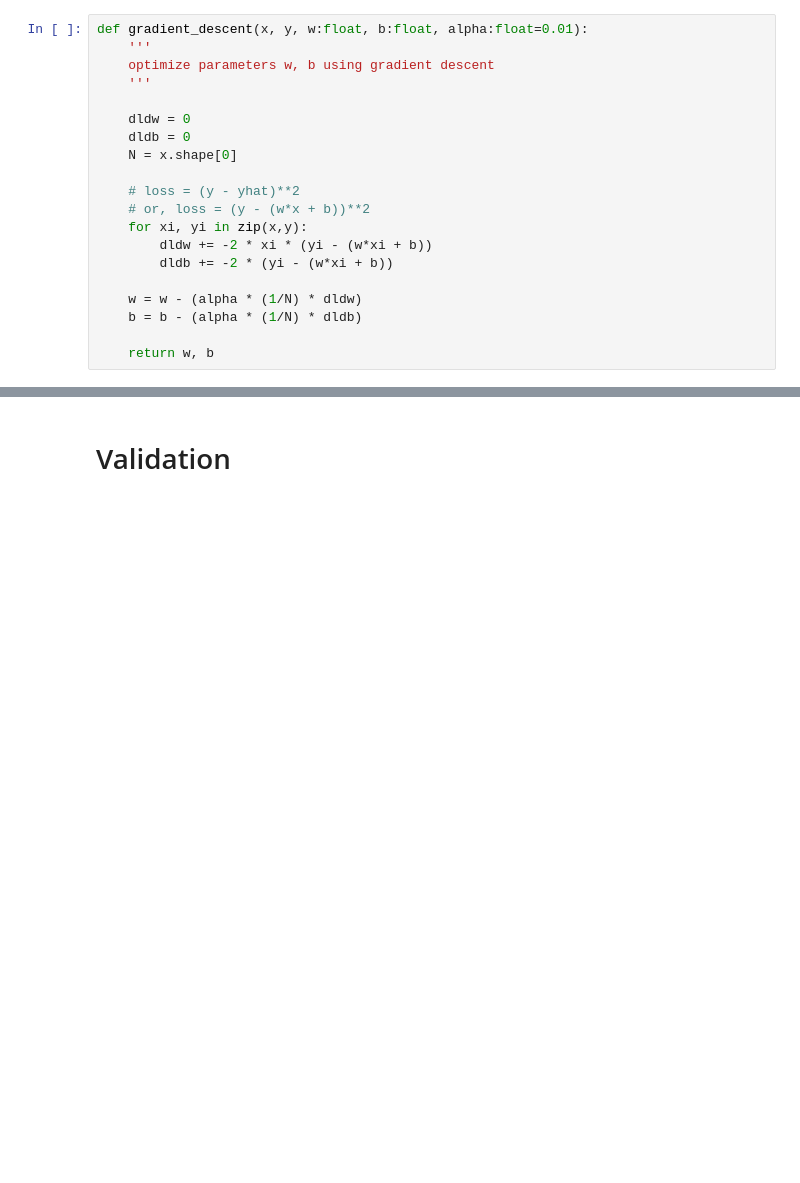
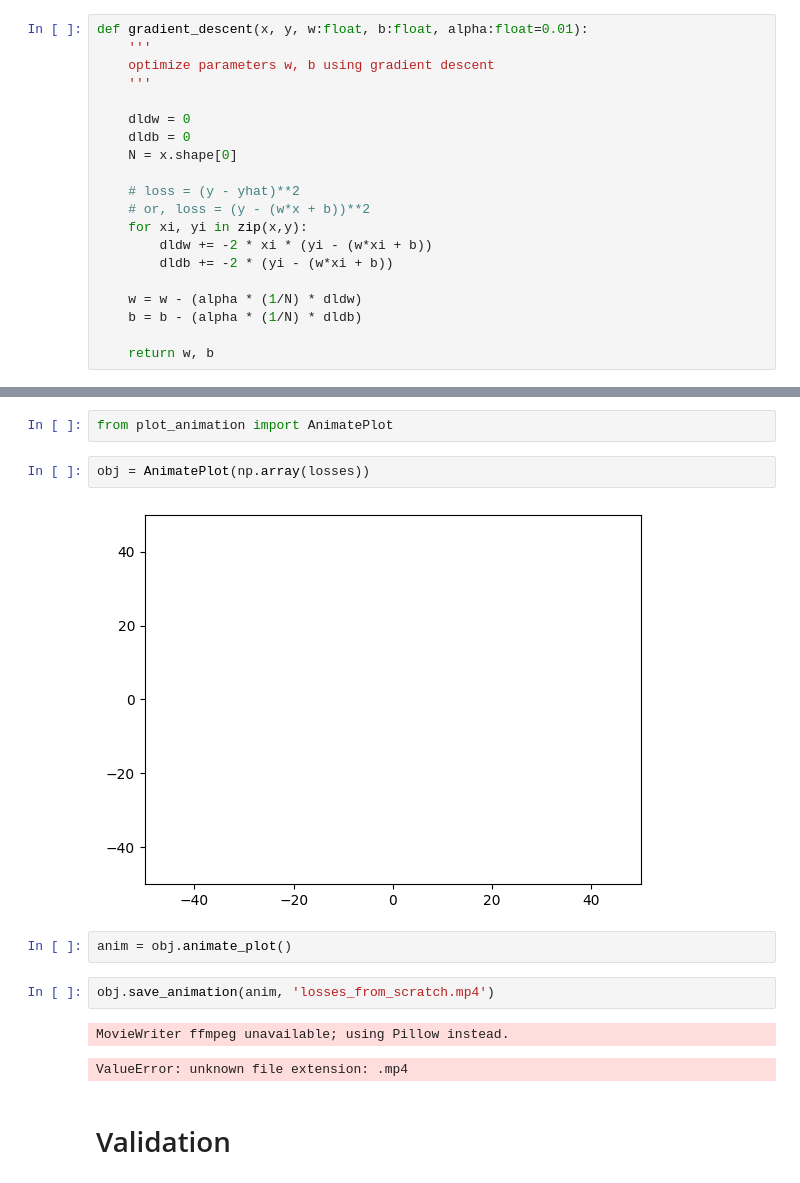
Before and after one commit to datasciencewithpinaki/algos_from_scratch, a Jupyter notebook: gradient_descent.ipynb, the cells around one changed output, grey strips where cells are left out. Cells and saved outputs as stored; diff of their text form; blank space fills up the shorter version.

```diff
--- a/gradient_descent.ipynb
+++ b/gradient_descent.ipynb
@@ -81,3 +81,16 @@ plt.show();
+# %%
+from plot_animation import AnimatePlot
+# %%
+obj = AnimatePlot(np.array(losses))
+# %% [output]
+[figure, added]
+# %%
+anim = obj.animate_plot()
+# %%
+obj.save_animation(anim, 'losses_from_scratch.mp4')
+# %% [output]
+MovieWriter ffmpeg unavailable; using Pillow instead.
+ValueError: unknown file extension: .mp4
 # %% [markdown]
 # Validation
 # %%
```
Also changed, not shown: parts of 5 cells of this notebook, 2 other files.
